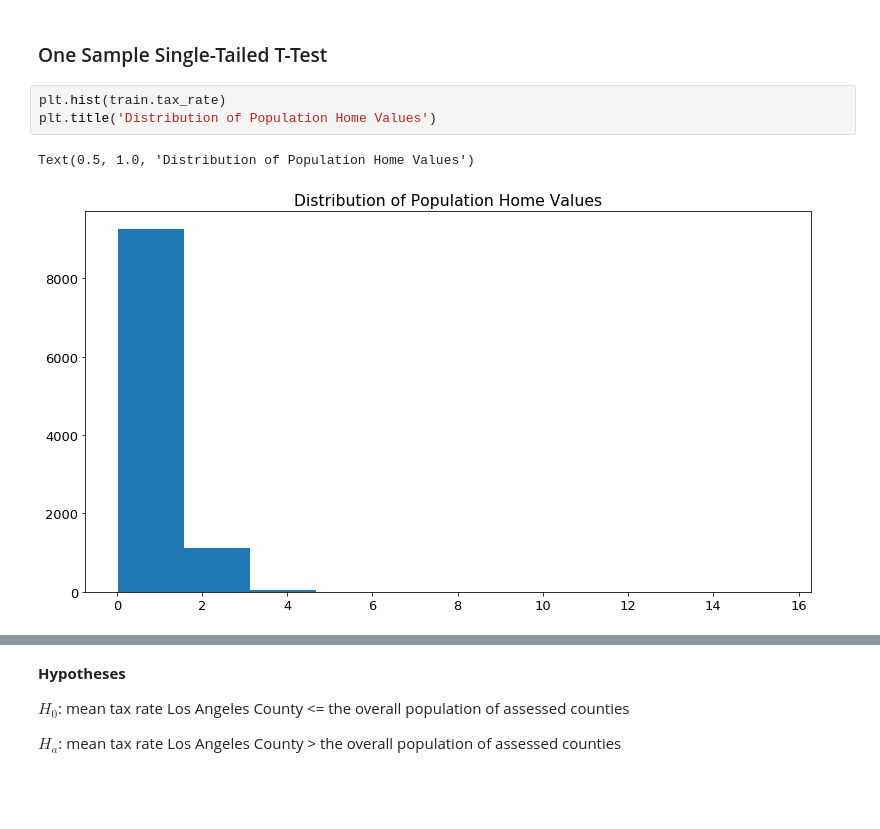
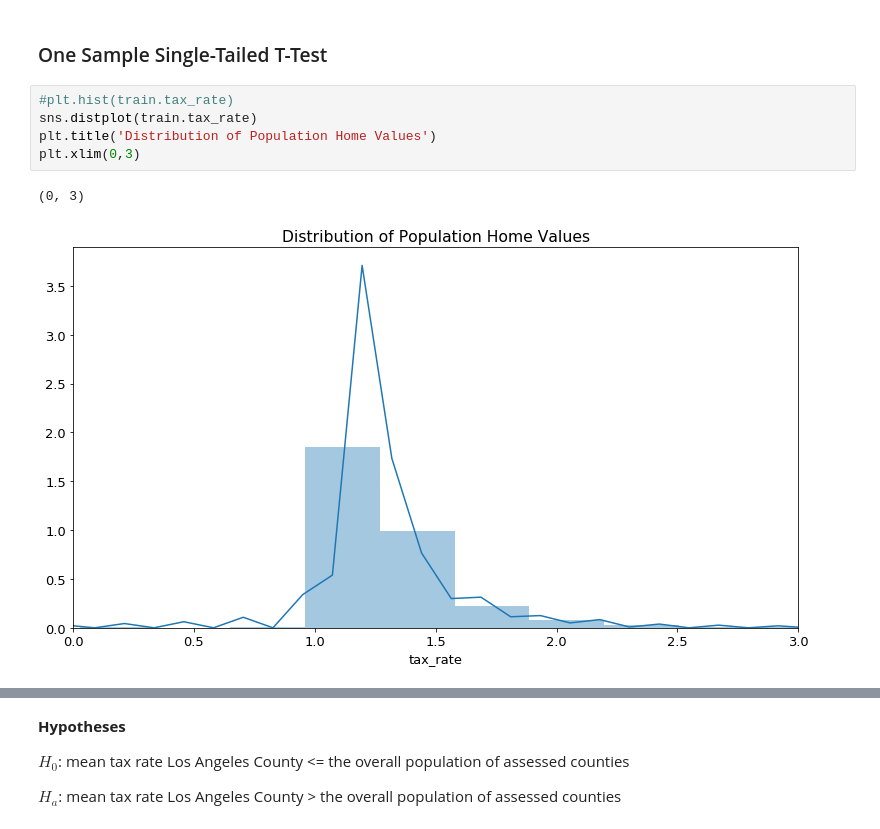
Before and after one commit to Brandon-Martinez27/zillow_regression_project, a Jupyter notebook: zillow_notebook_b.ipynb, the cells around one changed output, grey strips where cells are left out. Cells and saved outputs as stored; diff of their text form; blank space fills up the shorter version.

```diff
--- a/zillow_notebook_b.ipynb
+++ b/zillow_notebook_b.ipynb
@@ -250,9 +250,11 @@ Does LA County have a higher average tax rate than the overall population?
 # %% [markdown]
 ### One Sample Single-Tailed T-Test
 # %%
-plt.hist(train.tax_rate)
+#plt.hist(train.tax_rate)
+sns.distplot(train.tax_rate)
 plt.title('Distribution of Population Home Values')
+plt.xlim(0,3)
 # %% [output]
-Text(0.5, 1.0, 'Distribution of Population Home Values')
+(0, 3)
-[figure, old version]
+[figure, new version]
 # %%
```
Also changed, not shown: parts of 2 cells of this notebook, 5 other files.
